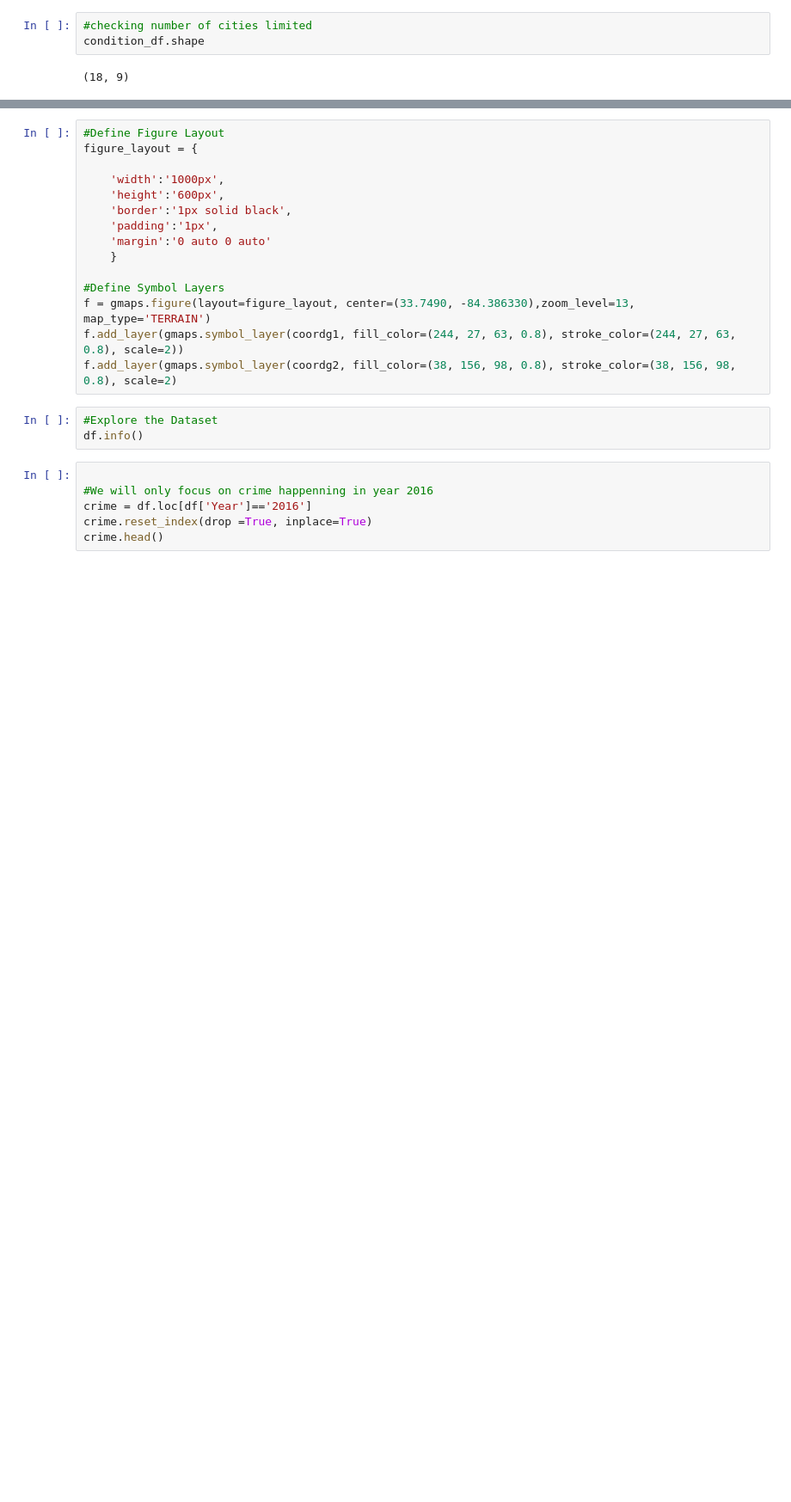
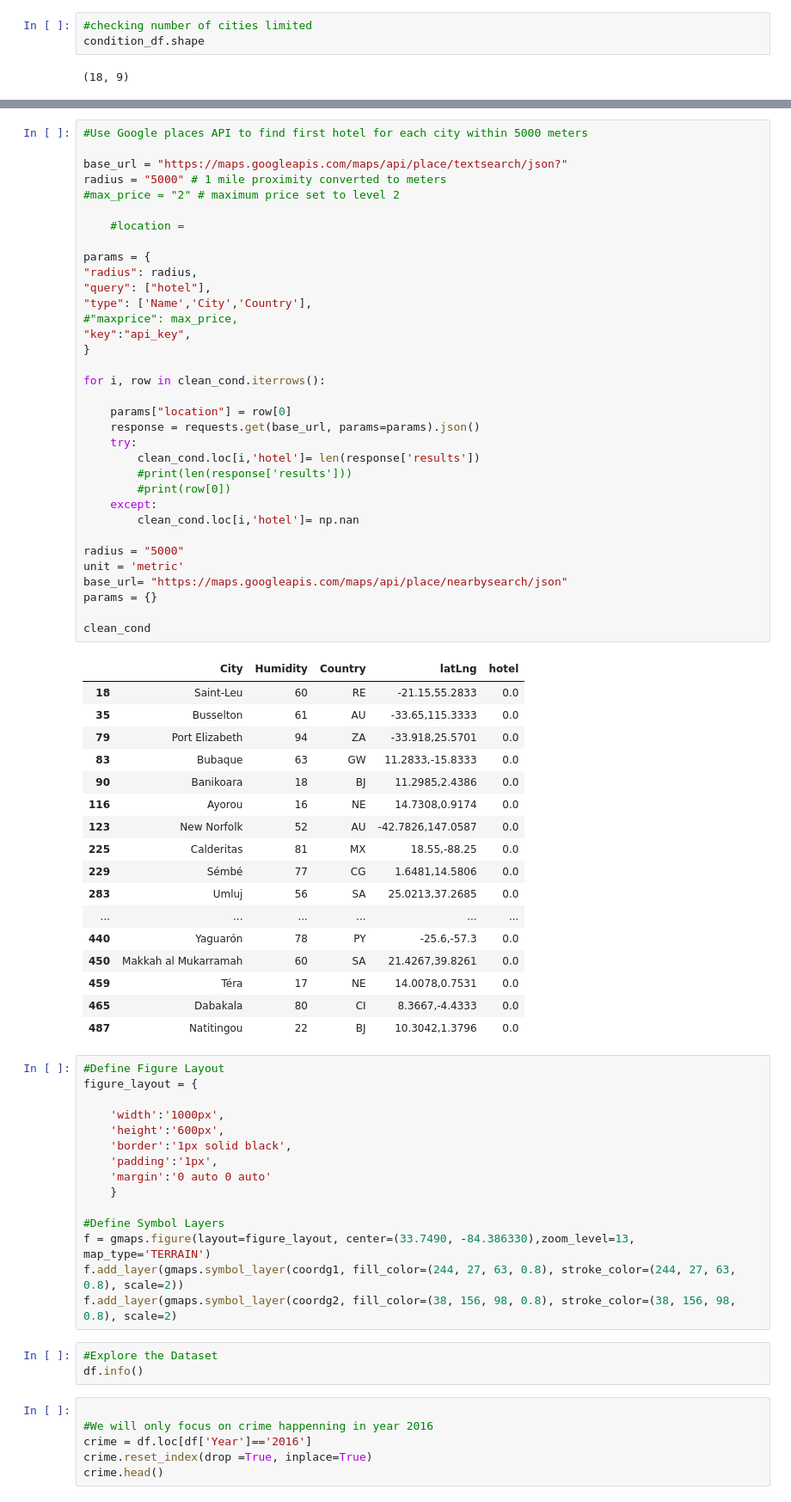
Before and after one commit to dorisakpovwa/python-api-challenge, a Jupyter notebook: VacationPy/vacation_api.ipynb, the cells around one changed output, grey strips where cells are left out. Shown at 86% size. Saved outputs shown, nothing was run; the diff lists cells and outputs as text; blank space fills up the shorter version.

```diff
--- a/VacationPy/vacation_api.ipynb
+++ b/VacationPy/vacation_api.ipynb
@@ -180,3 +204,55 @@ params = {}
+# %%
+#Use Google places API to find first hotel for each city within 5000 meters
+
+base_url = "https://maps.googleapis.com/maps/api/place/textsearch/json?"
+radius = "5000" # 1 mile proximity converted to meters
+#max_price = "2" # maximum price set to level 2
+
+    #location =
+
+params = {
+"radius": radius,
+"query": ["hotel"],
+"type": ['Name','City','Country'],
+#"maxprice": max_price,
+"key":"api_key",
+}
+
+for i, row in clean_cond.iterrows():
+
+    params["location"] = row[0]
+    response = requests.get(base_url, params=params).json()
+    try:
+        clean_cond.loc[i,'hotel']= len(response['results'])
+        #print(len(response['results']))
+        #print(row[0])
+    except:
+        clean_cond.loc[i,'hotel']= np.nan
+
+radius = "5000"
+unit = 'metric'
+base_url= "https://maps.googleapis.com/maps/api/place/nearbysearch/json"
+params = {}
+
+clean_cond
+# %% [output]
+|  | City | Humidity | Country | latLng | hotel |
+| 18 | Saint-Leu | 60 | RE | -21.15,55.2833 | 0.0 |
+| 35 | Busselton | 61 | AU | -33.65,115.3333 | 0.0 |
+| 79 | Port Elizabeth | 94 | ZA | -33.918,25.5701 | 0.0 |
+| 83 | Bubaque | 63 | GW | 11.2833,-15.8333 | 0.0 |
+| 90 | Banikoara | 18 | BJ | 11.2985,2.4386 | 0.0 |
+| 116 | Ayorou | 16 | NE | 14.7308,0.9174 | 0.0 |
+| 123 | New Norfolk | 52 | AU | -42.7826,147.0587 | 0.0 |
+| 225 | Calderitas | 81 | MX | 18.55,-88.25 | 0.0 |
+| 229 | Sémbé | 77 | CG | 1.6481,14.5806 | 0.0 |
+| 283 | Umluj | 56 | SA | 25.0213,37.2685 | 0.0 |
+| ... | ... | ... | ... | ... | ... |
+| 440 | Yaguarón | 78 | PY | -25.6,-57.3 | 0.0 |
+| 450 | Makkah al Mukarramah | 60 | SA | 21.4267,39.8261 | 0.0 |
+| 459 | Téra | 17 | NE | 14.0078,0.7531 | 0.0 |
+| 465 | Dabakala | 80 | CI | 8.3667,-4.4333 | 0.0 |
+| 487 | Natitingou | 22 | BJ | 10.3042,1.3796 | 0.0 |
 # %%
 #Define Figure Layout
 figure_layout = {
```
Also changed, not shown: parts of 6 cells of this notebook.
